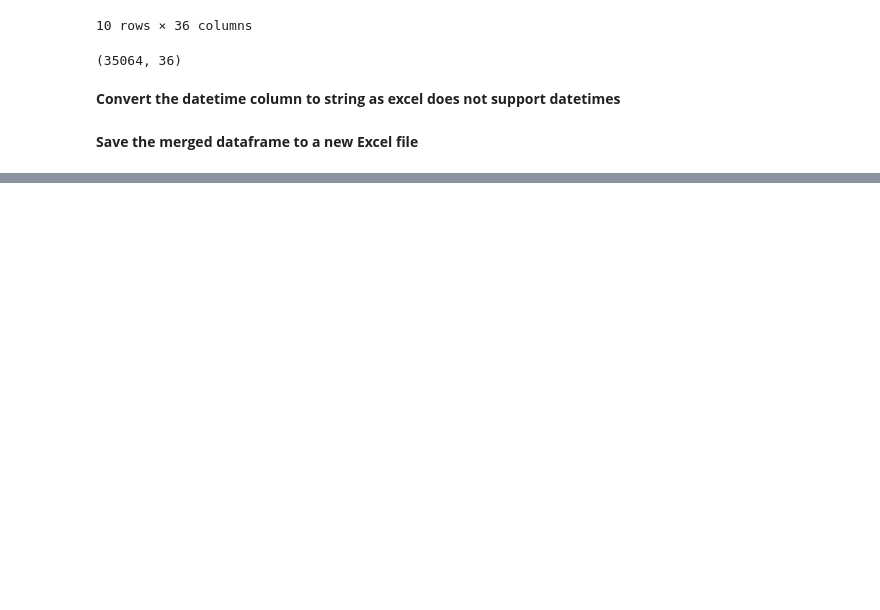
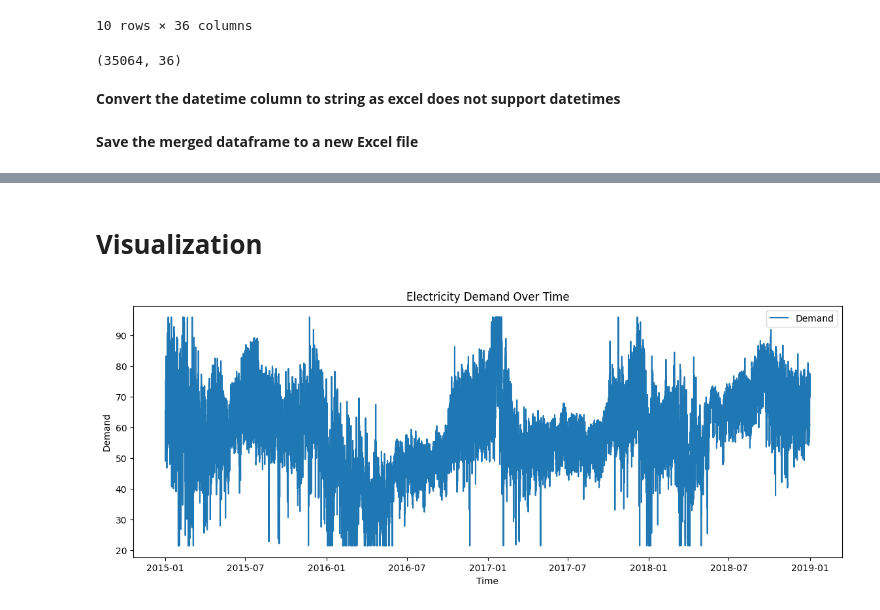
Before and after one commit to BrightonAnthony/Electricity-Demand-and-Price-Forecasting, a Jupyter notebook: Brighton/Electricity_Demand_Forecasting.ipynb, the cells around one changed output, grey strips where cells are left out. Cells and saved outputs as stored; diff of their text form; code cells hidden in the pictures; blank space fills up the shorter version.

```diff
--- a/Brighton/Electricity_Demand_Forecasting.ipynb
+++ b/Brighton/Electricity_Demand_Forecasting.ipynb
@@ -193,0 +262,7 @@ merged_df.to_excel(output_path, index=False)
+# %%
+merged_df['time'] = pd.to_datetime(merged_df['time'], utc=True)
+
+merged_df['hour'] = merged_df['time'].dt.hour
+merged_df['day'] = merged_df['time'].dt.day
+merged_df['month'] = merged_df['time'].dt.month
+merged_df['day_of_week'] = merged_df['time'].dt.dayofweek
@@ -193,0 +271,6 @@ merged_df.to_excel(output_path, index=False)
+# %%
+for month in range(1, 13):
+    merged_df[f'month_{month}'] = (merged_df['month'] == month).astype(int)
+
+# merged_df['month'] == month creates a boolean series where the value is True if the month column matches the current month in the loop, and False otherwise.
+# .astype(int) converts the boolean series to integers, resulting in 1 for True and 0 for False.
@@ -193,0 +279,2 @@ merged_df.to_excel(output_path, index=False)
+# %%
+merged_df.drop(columns=['month'], inplace=True)
@@ -193,0 +283,5 @@ merged_df.to_excel(output_path, index=False)
+# %%
+merged_df['time'] = merged_df['time'].astype(str)
+
+output_path = '/content/drive/MyDrive/CS/merged_energy_weather_final.xlsx'
+merged_df.to_excel(output_path, index=False)
@@ -193,0 +308,13 @@ merged_df.to_excel(output_path, index=False)
+# %% [markdown]
+# **Visualization**
+# %%
+# Line Plot of Electricity Demand Over Time
+plt.figure(figsize=(14, 5))
+plt.plot(merged_df['time'], merged_df['price actual'], label='Demand')
+plt.xlabel('Time')
+plt.ylabel('Demand')
+plt.title('Electricity Demand Over Time')
+plt.legend()
+plt.show()
+# %% [output]
+[figure, added]
```
Also changed, not shown: parts of 22 cells of this notebook, 2 other files.
